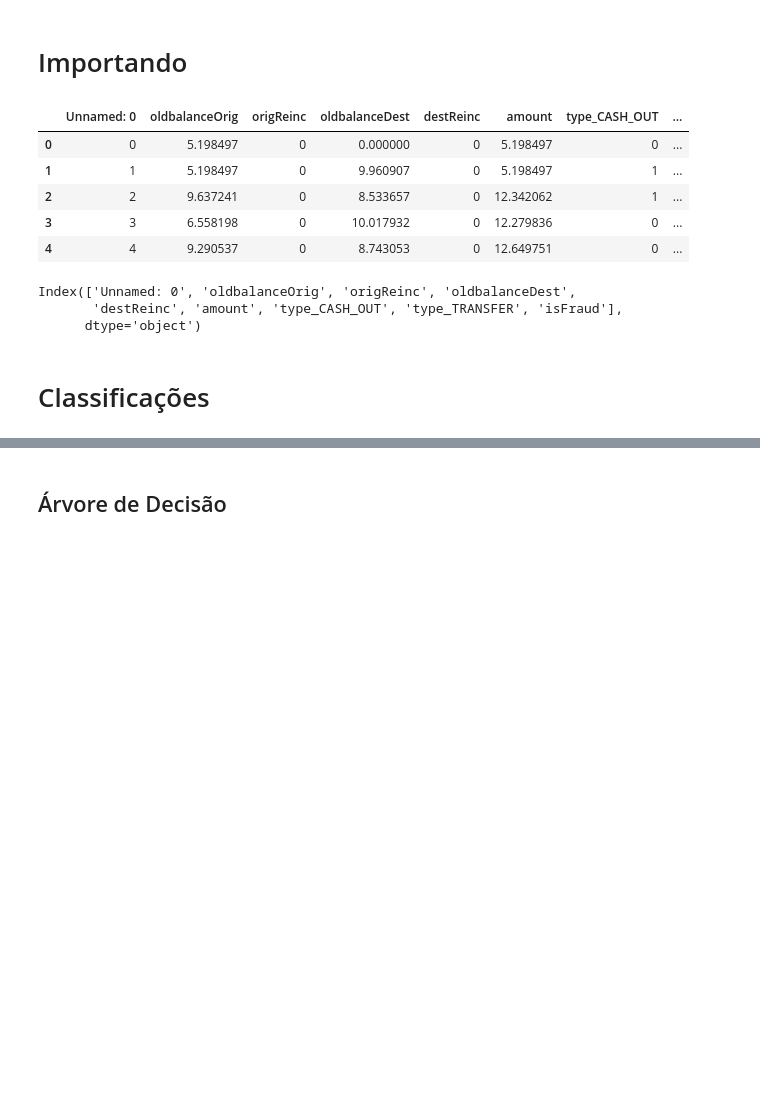
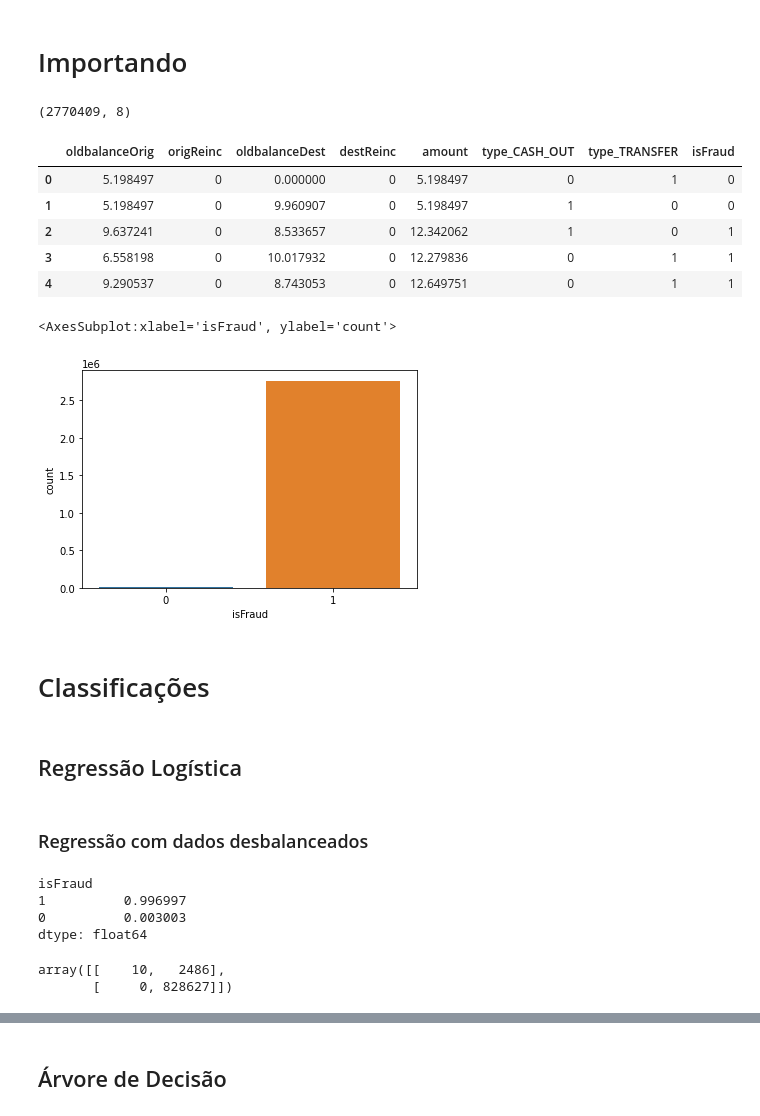
Before and after one commit to phobeiro/TERA-desafio-3, a Jupyter notebook: desafio-3-2.ipynb, the cells around one changed output, grey strips where cells are left out. Saved outputs shown, nothing was run; the diff lists cells and outputs as text; code cells hidden in the pictures; blank space fills up the shorter version.

```diff
--- a/desafio-3-2.ipynb
+++ b/desafio-3-2.ipynb
@@ -29,17 +30,15 @@ df = ColabOuCode(
     ncolunas=None
 )
 
-df.head()
+df.shape
 # %% [output]
-|  | Unnamed: 0 | oldbalanceOrig | origReinc | oldbalanceDest | destReinc | amount | type_CASH_OUT | ... |
-| 0 | 0 | 5.198497 | 0 | 0.000000 | 0 | 5.198497 | 0 | ... |
-| 1 | 1 | 5.198497 | 0 | 9.960907 | 0 | 5.198497 | 1 | ... |
-| 2 | 2 | 9.637241 | 0 | 8.533657 | 0 | 12.342062 | 1 | ... |
-| 3 | 3 | 6.558198 | 0 | 10.017932 | 0 | 12.279836 | 0 | ... |
-| 4 | 4 | 9.290537 | 0 | 8.743053 | 0 | 12.649751 | 0 | ... |
+(2770409, 8)
 # %%
-df.columns
+df.head()
 # %% [output]
-Index(['Unnamed: 0', 'oldbalanceOrig', 'origReinc', 'oldbalanceDest',
-       'destReinc', 'amount', 'type_CASH_OUT', 'type_TRANSFER', 'isFraud'],
-      dtype='object')
+|  | oldbalanceOrig | origReinc | oldbalanceDest | destReinc | amount | type_CASH_OUT | type_TRANSFER | isFraud |
+| 0 | 5.198497 | 0 | 0.000000 | 0 | 5.198497 | 0 | 1 | 0 |
+| 1 | 5.198497 | 0 | 9.960907 | 0 | 5.198497 | 1 | 0 | 0 |
+| 2 | 9.637241 | 0 | 8.533657 | 0 | 12.342062 | 1 | 0 | 1 |
+| 3 | 6.558198 | 0 | 10.017932 | 0 | 12.279836 | 0 | 1 | 1 |
+| 4 | 9.290537 | 0 | 8.743053 | 0 | 12.649751 | 0 | 1 | 1 |
@@ -48,3 +45,8 @@ df.info()
+# %%
+sns.countplot(df['isFraud'])
+# %% [output]
+<AxesSubplot:xlabel='isFraud', ylabel='count'>
+[figure, added]
 # %% [markdown]
 # Classificações
 # %%
@@ -57,13 +59,22 @@ X_treino, X_teste, y_treino, y_teste = train_test_split(x_df, y_df, test_size=0.
+# %% [markdown]
+## Regressão Logística
+# %% [markdown]
+### Regressão com dados desbalanceados
+# %%
+y_teste.value_counts(normalize=True)
+# %% [output]
+isFraud
+1          0.996997
+0          0.003003
+dtype: float64
 # %%
-## Regressão Logística
-
 from sklearn.linear_model import LogisticRegression
 from sklearn.metrics import confusion_matrix
 
 
 regLogistica = LogisticRegression(
-    max_iter=100,
-    class_weight='balanced',
+    max_iter=200,
+    class_weight={1:0.996997, 0:0.003003},
 )
 
 regLogistica.fit(X_treino, y_treino)
@@ -71,6 +82,9 @@ regLogistica.fit(X_treino, y_treino)
 y_regPredicao = regLogistica.predict(X_teste)
 
 confusion_matrix(y_teste, y_regPredicao)
+# %% [output]
+array([[    10,   2486],
+       [     0, 828627]])
 # %%
 from sklearn.metrics import classification_report
 
```
Also changed, not shown: parts of 18 cells of this notebook.
